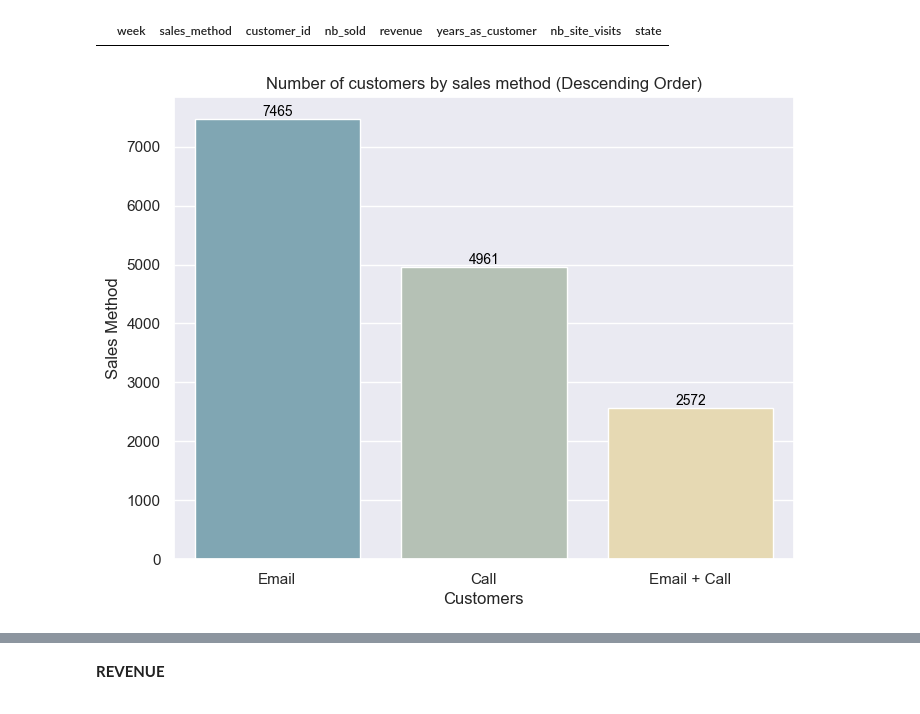
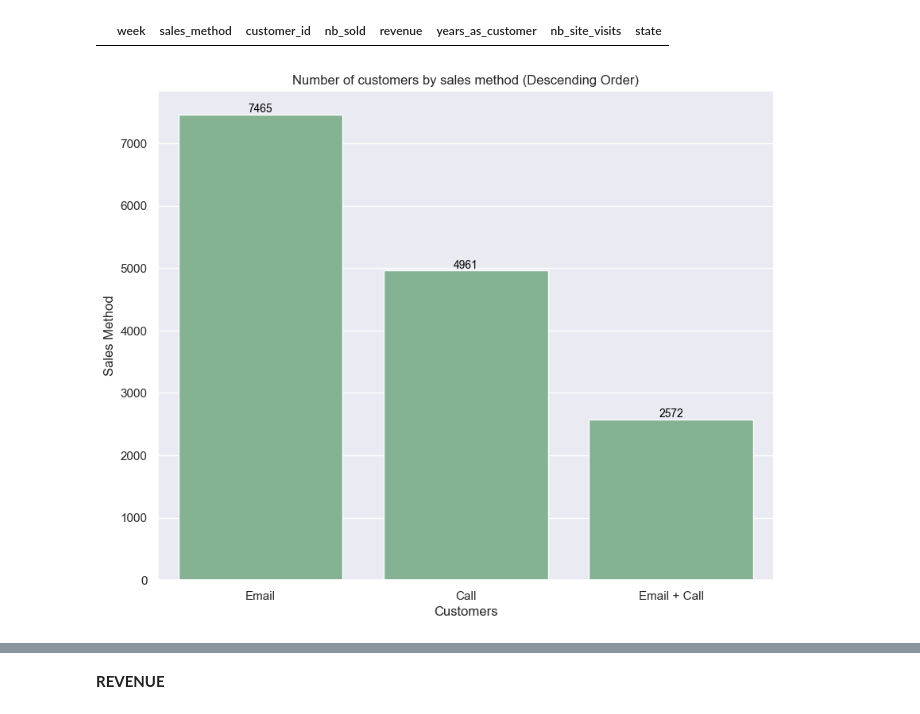
Before and after one commit to Moholu/sales_analysis_python, a Jupyter notebook: sales_analysis.ipynb, the cells around one changed output, grey strips where cells are left out. Saved outputs shown, nothing was run; the diff lists cells and outputs as text; code cells hidden in the pictures.

```diff
--- a/sales_analysis.ipynb
+++ b/sales_analysis.ipynb
@@ -100,22 +97,22 @@ customer_id_duplicates
 # %%
 #Plot number of customer for every sales method
 cust_by_sales_method = prod_sales.groupby('sales_method')['customer_id'].count().reset_index().set_index('sales_method').sort_values(by='customer_id', ascending=False)
 
-sns.set(style="darkgrid")
+sns.set_palette('crest')
 
-plt.figure(figsize=(8, 6))
+plt.figure(figsize=(10, 8))
 
-ax_customer_by_sales_method = sns.barplot(x=cust_by_sales_method.index, y=cust_by_sales_method.customer_id, order=cust_by_sales_method.index, palette="blend:#7AB,#EDA")
+ax_customer_by_sales_method = sns.barplot(x=cust_by_sales_method.index, y=cust_by_sales_method.customer_id, order=cust_by_sales_method.index)
 
 #add labels
 plt.title('Number of customers by sales method (Descending Order)')
 plt.xlabel('Customers')
 plt.ylabel('Sales Method')
 
 #add annotations
 for p in ax_customer_by_sales_method.patches:
     ax_customer_by_sales_method.annotate(f'{int(p.get_height())}', (p.get_x() + p.get_width() / 2., p.get_height()), ha='center', va='center', fontsize=10, color='black', xytext=(0, 5), textcoords='offset points')
 
 plt.show()
 # %% [output]
-[figure, old version]
+[figure, new version]
```
Also changed, not shown: parts of 11 cells of this notebook.
